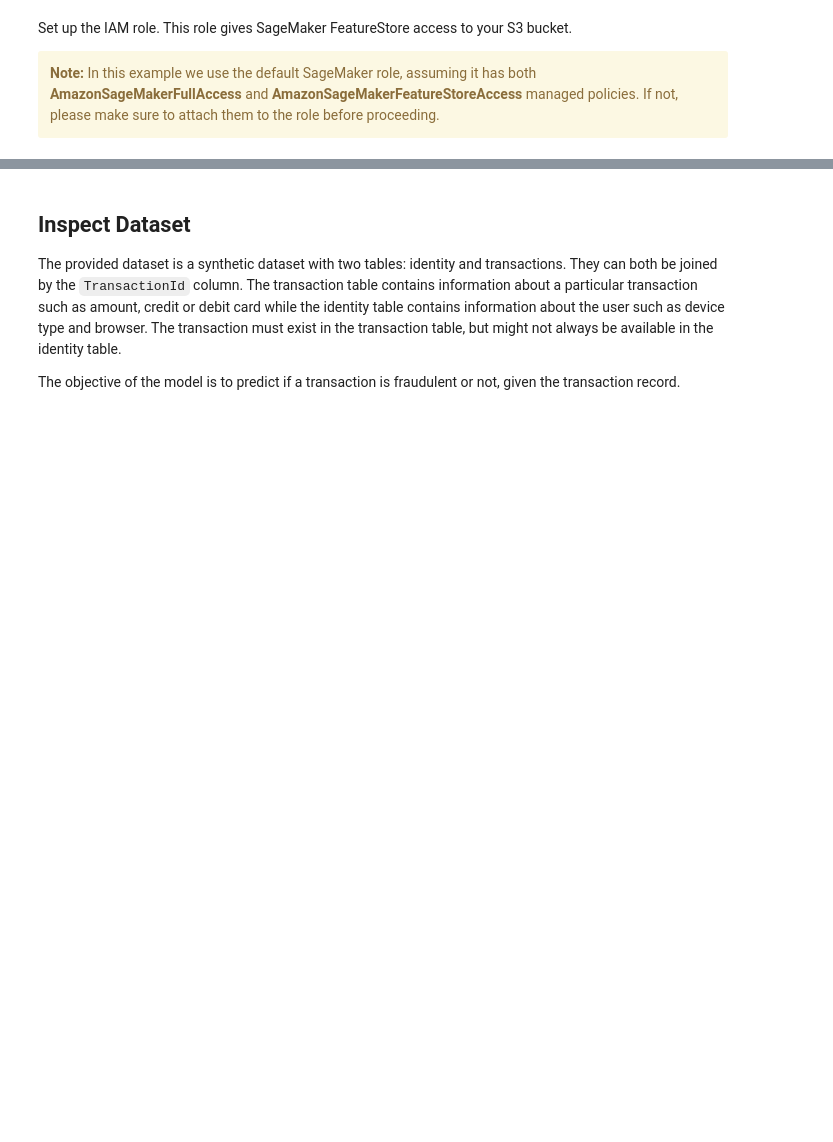
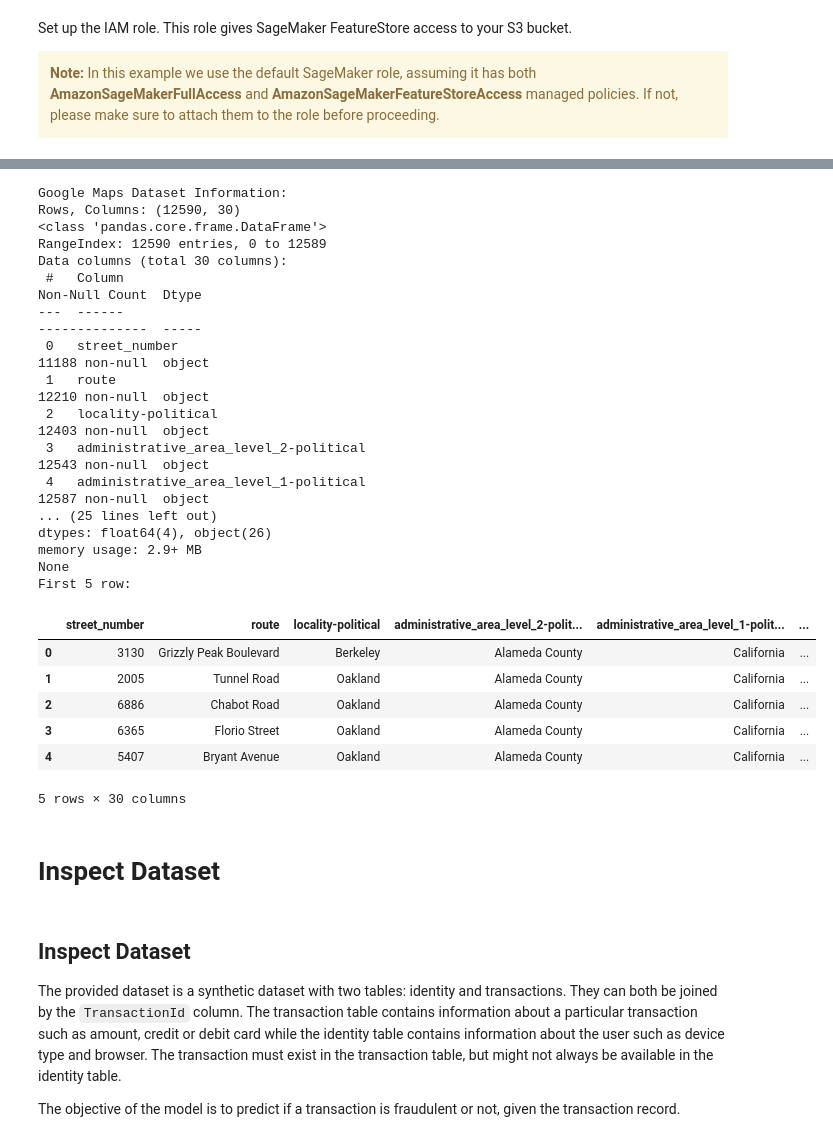
Before and after one commit to ploung/aai-540-homework, a Jupyter notebook: homework-3-1/ProsLoung_Assignment_3.1.ipynb, the cells around one changed output, grey strips where cells are left out. Cells and saved outputs as stored; diff of their text form; code cells hidden in the pictures; blank space fills up the shorter version.

```diff
--- a/homework-3-1/ProsLoung_Assignment_3.1.ipynb
+++ b/homework-3-1/ProsLoung_Assignment_3.1.ipynb
@@ -144,3 +216,37 @@ arn:aws:iam::944202758041:role/voclabs
+# %%
+# Google Maps Dataset
+print("\nGoogle Maps Dataset Information:")
+print("Rows, Columns:", df_gmaps.shape)
+print(df_gmaps.info())
+print("First 5 row:")
+df_gmaps.head()
+# %% [output]
+Google Maps Dataset Information:
+Rows, Columns: (12590, 30)
+<class 'pandas.core.frame.DataFrame'>
+RangeIndex: 12590 entries, 0 to 12589
+Data columns (total 30 columns):
+ #   Column                                                                              Non-Null Count  Dtype
+---  ------                                                                              --------------  -----
+ 0   street_number                                                                       11188 non-null  object
+ 1   route                                                                               12210 non-null  object
+ 2   locality-political                                                                  12403 non-null  object
+ 3   administrative_area_level_2-political                                               12543 non-null  object
+ 4   administrative_area_level_1-political                                               12587 non-null  object
+... (25 lines left out)
+dtypes: float64(4), object(26)
+memory usage: 2.9+ MB
+None
+First 5 row:
+|  | street_number | route | locality-political | administrative_area_level_2-polit... | administrative_area_level_1-polit... | ... |
+| 0 | 3130 | Grizzly Peak Boulevard | Berkeley | Alameda County | California | ... |
+| 1 | 2005 | Tunnel Road | Oakland | Alameda County | California | ... |
+| 2 | 6886 | Chabot Road | Oakland | Alameda County | California | ... |
+| 3 | 6365 | Florio Street | Oakland | Alameda County | California | ... |
+| 4 | 5407 | Bryant Avenue | Oakland | Alameda County | California | ... |
+5 rows × 30 columns
+# %% [markdown]
+# Inspect Dataset
 # %% [markdown]
 ## Inspect Dataset
 
```
Also changed, not shown: parts of 9 cells of this notebook.
